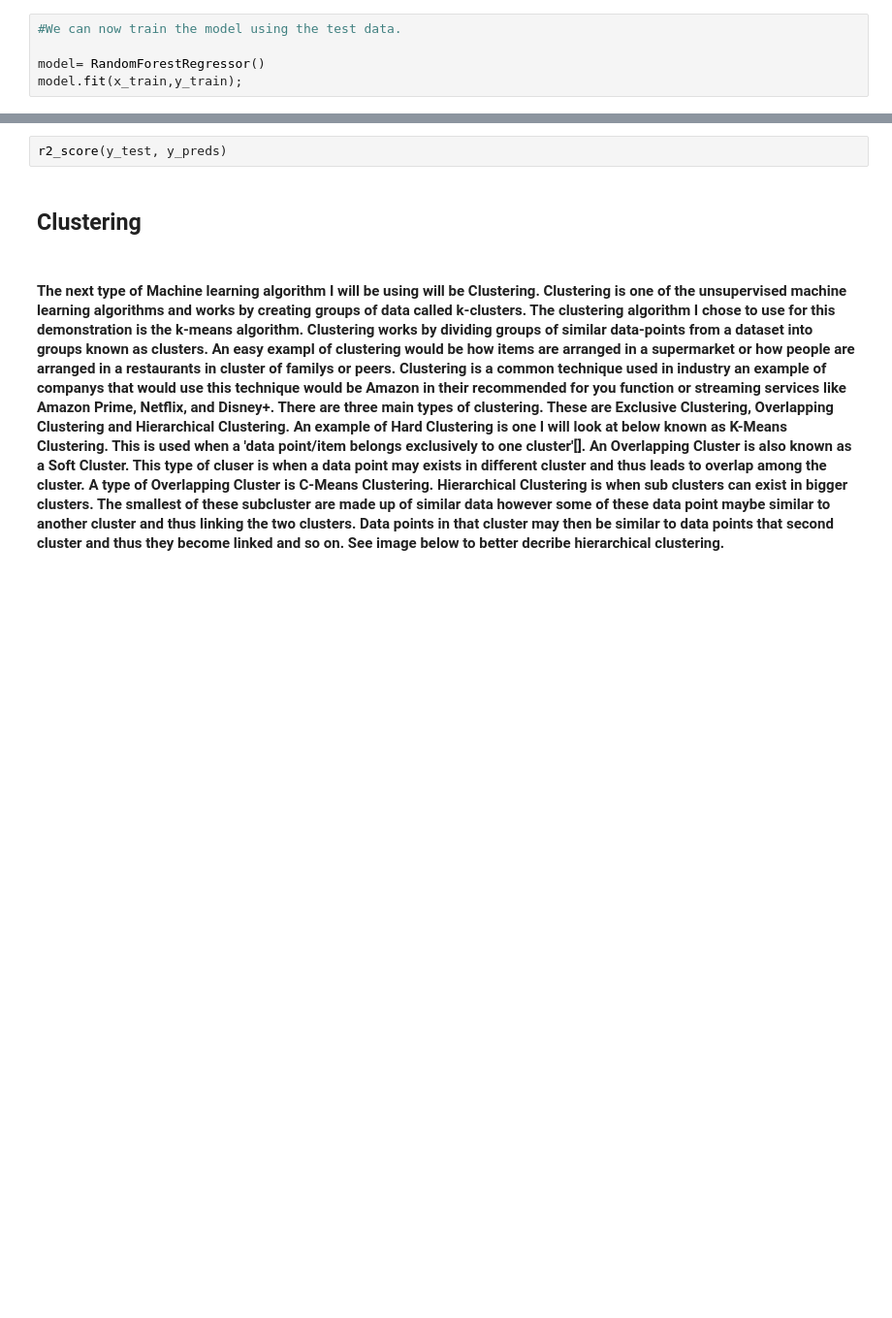
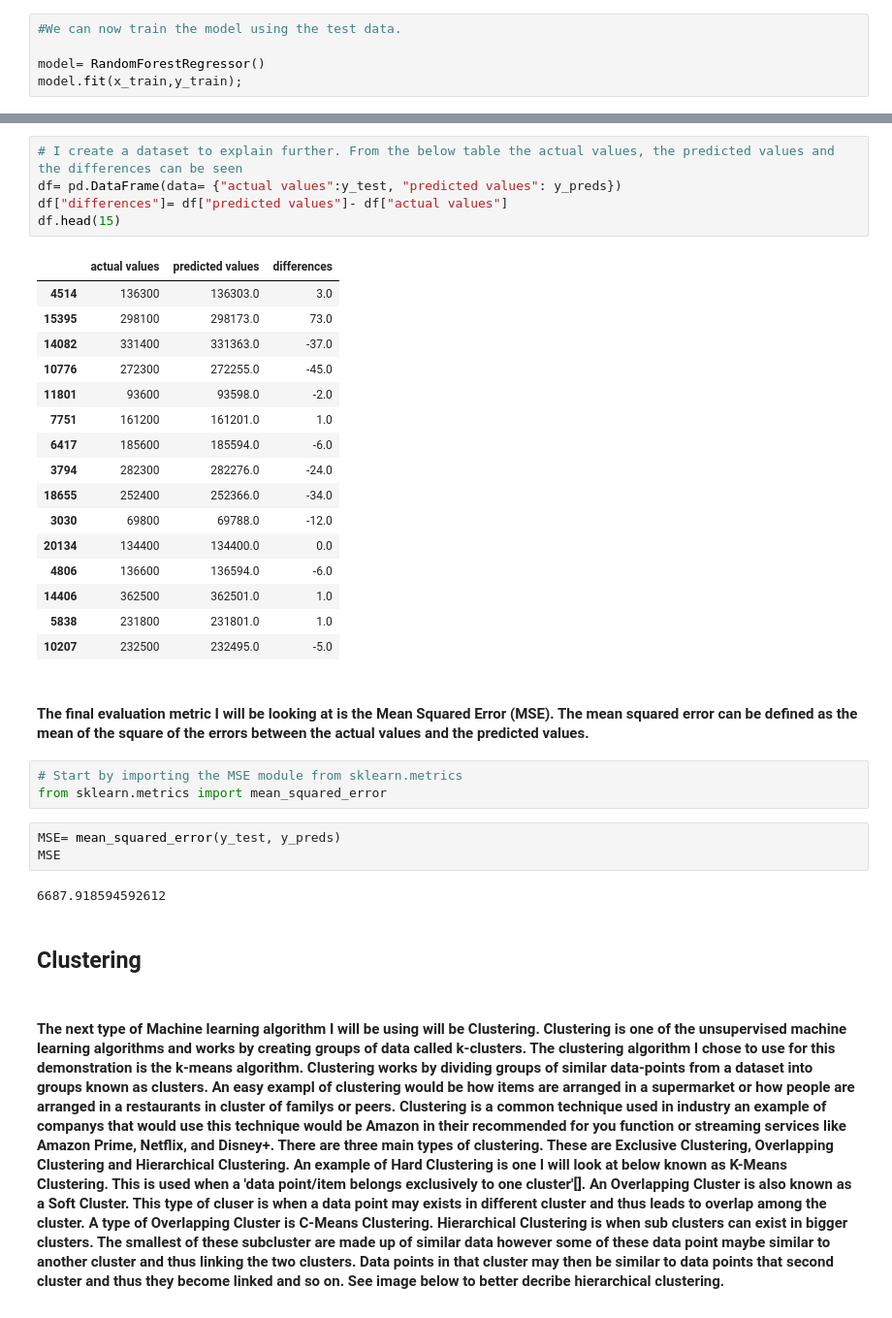
Before and after one commit to Aarondon1993/Machine-Learning-and-Statistics, a Jupyter notebook: Scikit Learn.ipynb, the cells around one changed output, grey strips where cells are left out. Shown at 97% size. Drawn from its saved outputs; the diff is of its cells as text; blank space fills up the shorter version.

Commit message:
Added evaluation section to regression algorithm

```diff
--- a/Scikit Learn.ipynb
+++ b/Scikit Learn.ipynb
@@ -267,5 +365,35 @@ from sklearn.metrics import r2_score
+# %%
+# I create a dataset to explain further. From the below table the actual values, the predicted values and the differences can be seen
+df= pd.DataFrame(data= {"actual values":y_test, "predicted values": y_preds})
+df["differences"]= df["predicted values"]- df["actual values"]
+df.head(15)
+# %% [output]
+|  | actual values | predicted values | differences |
+| 4514 | 136300 | 136303.0 | 3.0 |
+| 15395 | 298100 | 298173.0 | 73.0 |
+| 14082 | 331400 | 331363.0 | -37.0 |
+| 10776 | 272300 | 272255.0 | -45.0 |
+| 11801 | 93600 | 93598.0 | -2.0 |
+| 7751 | 161200 | 161201.0 | 1.0 |
+| 6417 | 185600 | 185594.0 | -6.0 |
+| 3794 | 282300 | 282276.0 | -24.0 |
+| 18655 | 252400 | 252366.0 | -34.0 |
+| 3030 | 69800 | 69788.0 | -12.0 |
+| 20134 | 134400 | 134400.0 | 0.0 |
+| 4806 | 136600 | 136594.0 | -6.0 |
+| 14406 | 362500 | 362501.0 | 1.0 |
+| 5838 | 231800 | 231801.0 | 1.0 |
+| 10207 | 232500 | 232495.0 | -5.0 |
+# %% [markdown]
+#### The final evaluation metric I will be looking at is the Mean Squared Error (MSE). The mean squared error can be defined as the mean of the square of the errors between the actual values and the predicted values.
+# %%
+# Start by importing the MSE module from sklearn.metrics
+from sklearn.metrics import mean_squared_error
 # %%
-r2_score(y_test, y_preds)
+MSE= mean_squared_error(y_test, y_preds)
+MSE
+# %% [output]
+6687.918594592612
 # %% [markdown]
 ## Clustering
 # %% [markdown]
```
Also changed, not shown: parts of 34 cells of this notebook, 1 other file.
